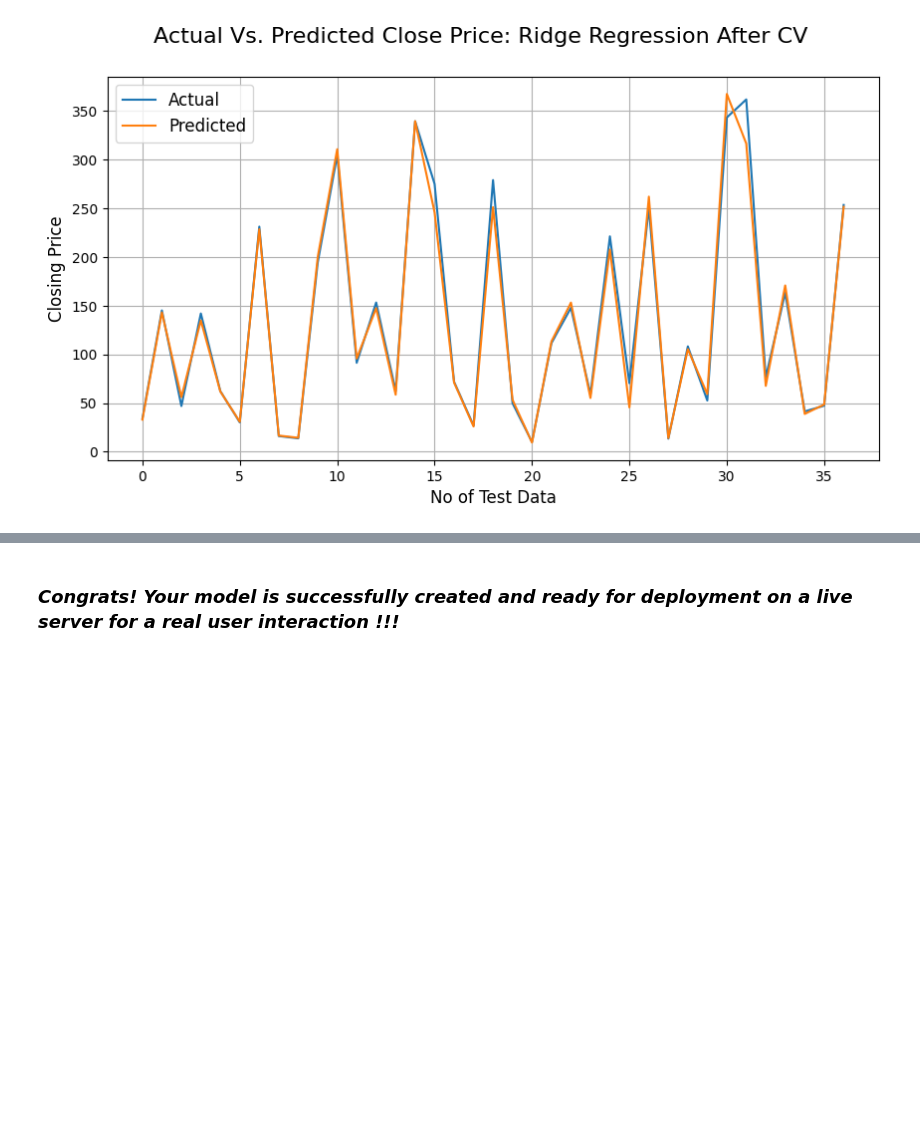
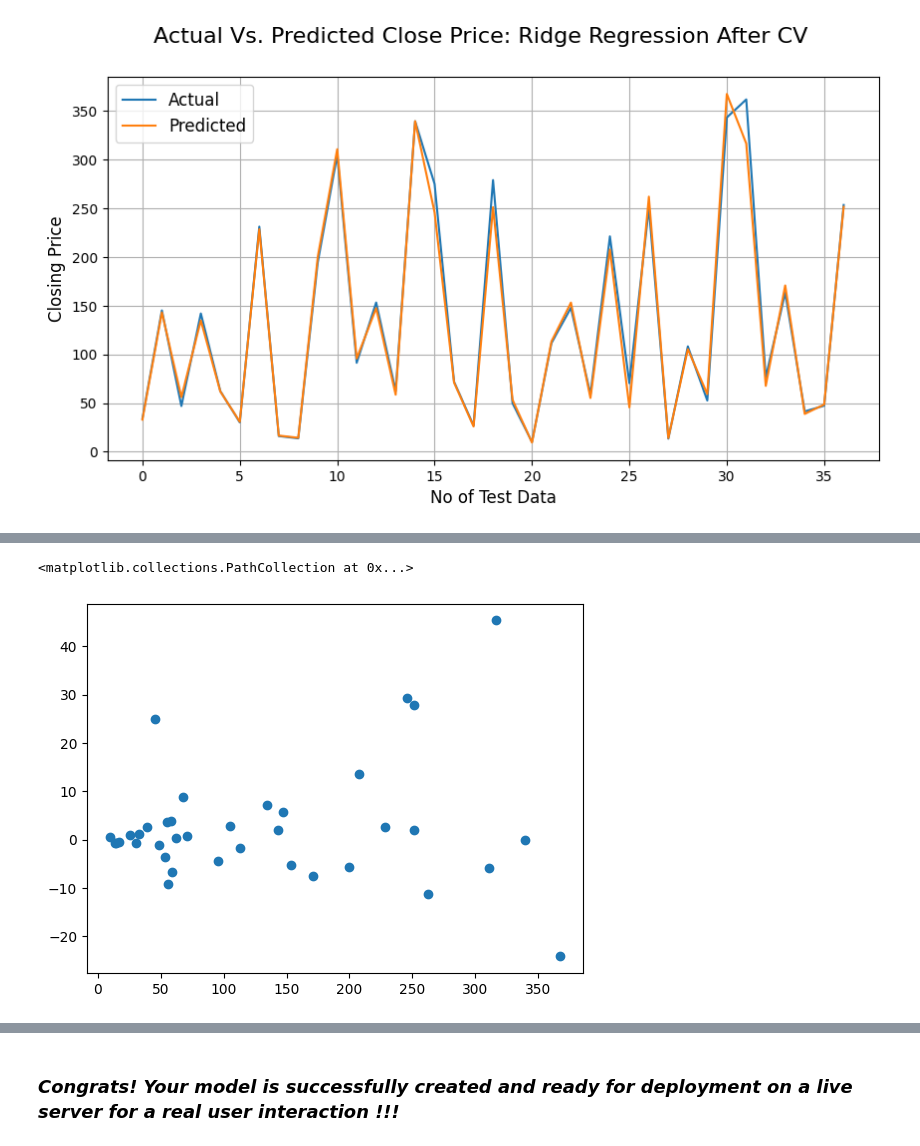
Before and after one commit to atulchune/YesBank_Stock_closing_price_prediction, a Jupyter notebook: YesBank_closing_stock_price_prediction.ipynb, the cells around one changed output, grey strips where cells are left out. Saved outputs shown, nothing was run; the diff lists cells and outputs as text; code cells hidden in the pictures; blank space fills up the shorter version.

```diff
--- a/YesBank_closing_stock_price_prediction.ipynb
+++ b/YesBank_closing_stock_price_prediction.ipynb
@@ -952,0 +1131,5 @@ The main purpose of ElasticNet Regression is to find the coefficients that minim
+# %%
+plt.scatter(10**(y_pred_elasticnet),10**(y_test)-10**(y_pred_elasticnet))
+# %% [output]
+<matplotlib.collections.PathCollection at 0x...>
+[figure, added]
```
Also changed, not shown: parts of 25 cells of this notebook.
